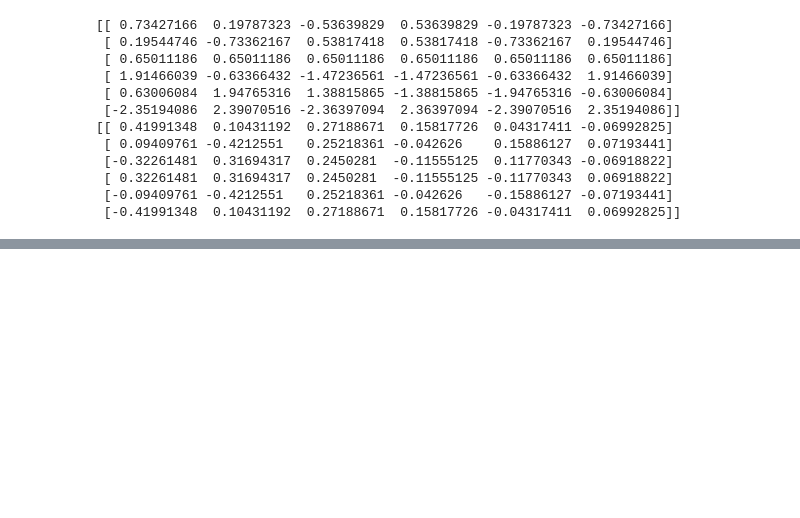
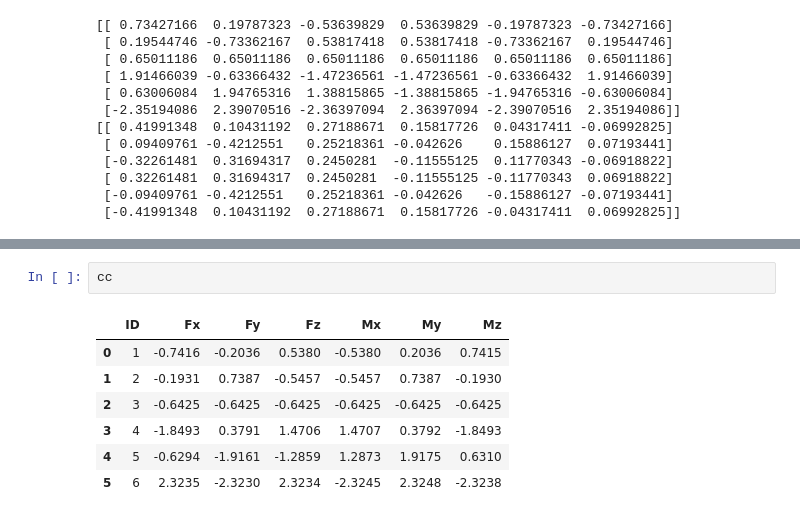
Before and after one commit to bxin/M1M3_ML, a Jupyter notebook: M_HP.ipynb, the cells around one changed output, grey strips where cells are left out. Drawn from its saved outputs; the diff is of its cells as text; blank space fills up the shorter version.

```diff
--- a/M_HP.ipynb
+++ b/M_HP.ipynb
@@ -147,0 +207,10 @@ plt.colorbar()
+# %%
+cc
+# %% [output]
+|  | ID | Fx | Fy | Fz | Mx | My | Mz |
+| 0 | 1 | -0.7416 | -0.2036 | 0.5380 | -0.5380 | 0.2036 | 0.7415 |
+| 1 | 2 | -0.1931 | 0.7387 | -0.5457 | -0.5457 | 0.7387 | -0.1930 |
+| 2 | 3 | -0.6425 | -0.6425 | -0.6425 | -0.6425 | -0.6425 | -0.6425 |
+| 3 | 4 | -1.8493 | 0.3791 | 1.4706 | 1.4707 | 0.3792 | -1.8493 |
+| 4 | 5 | -0.6294 | -1.9161 | -1.2859 | 1.2873 | 1.9175 | 0.6310 |
+| 5 | 6 | 2.3235 | -2.3230 | 2.3234 | -2.3245 | 2.3248 | -2.3238 |
```
Also changed, not shown: parts of 14 cells of this notebook.
